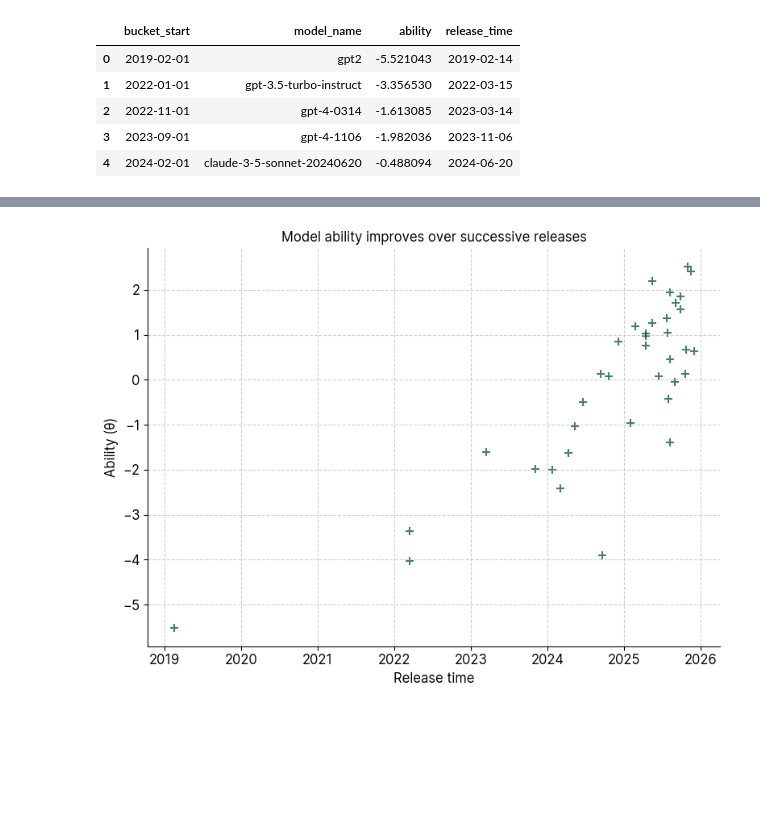
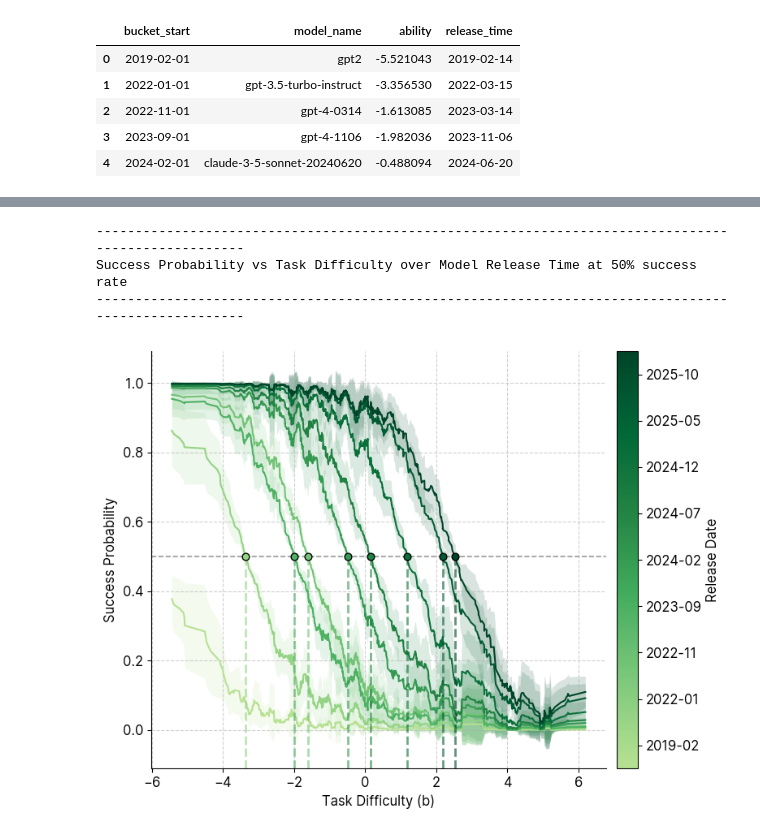
Before and after one commit to FY-Liu/BRIDGE, a Jupyter notebook: IRT/analysis.ipynb, the cells around one changed output, grey strips where cells are left out. Cells and saved outputs as stored; diff of their text form; code cells hidden in the pictures; blank space fills up the shorter version.

Commit message:
add plots for analysis and interpretation of results

```diff
--- a/IRT/analysis.ipynb
+++ b/IRT/analysis.ipynb
@@ -1008,37 +802,0 @@ Model: deepseek-v3.2-reasoner | b@50%: 0.62 ± 0.06 | time@50%: 25.32 ± 1.24 mi
-# %%
-fig, ax = plt.subplots(figsize=(8, 6))
-
-# color_map = [
-#     # (substring_to_match_in_model_name, legend_label, color)
-#     ('gpt',   'GPT family',   '#1f77b4'),
-#     ('claude','Claude family','#ff7f0e'),
-#     ('qwen',  'Qwen family',  '#2ca02c'),
-#     # add / change as needed
-# ]
-
-# ensure points are in time order (optional, useful if you later add lines)
-model_df = model_df.sort_values('release_time')
-
-ax.scatter(
-    model_df['release_time'],
-    model_df['ability'],
-    # label=model_label,
-    color=color,
-    alpha=0.7,
-    marker='+',
-    s=50,
-    linewidth=1.5,
-)
-
-ax.set_xlabel("Release time")
-ax.set_ylabel("Ability (θ)")
-ax.set_title("Model ability improves over successive releases", fontsize=12)
-
-# legend = ax.legend(loc="lower right", frameon=True, fancybox=True)
-ax.grid(True, which="major", linestyle="--", alpha=0.6)
-ax.minorticks_off()
-
-fig.tight_layout()
-plt.show()
-# %% [output]
-[figure, removed]
@@ -1044,0 +942,11 @@ plt.show()
+# %%
+print("-" * 100)
+print("Success Probability vs Task Difficulty over Model Release Time at 50% success rate")
+print("-" * 100)
+
+plot_success_prob_over_time(model_to_success_prob_df, threshold=0.5, column_name="difficulty_b")
+# %% [output]
+----------------------------------------------------------------------------------------------------
+Success Probability vs Task Difficulty over Model Release Time at 50% success rate
+----------------------------------------------------------------------------------------------------
+[figure, added]
```
Also changed, not shown: parts of 21 cells of this notebook, 13 other files.
